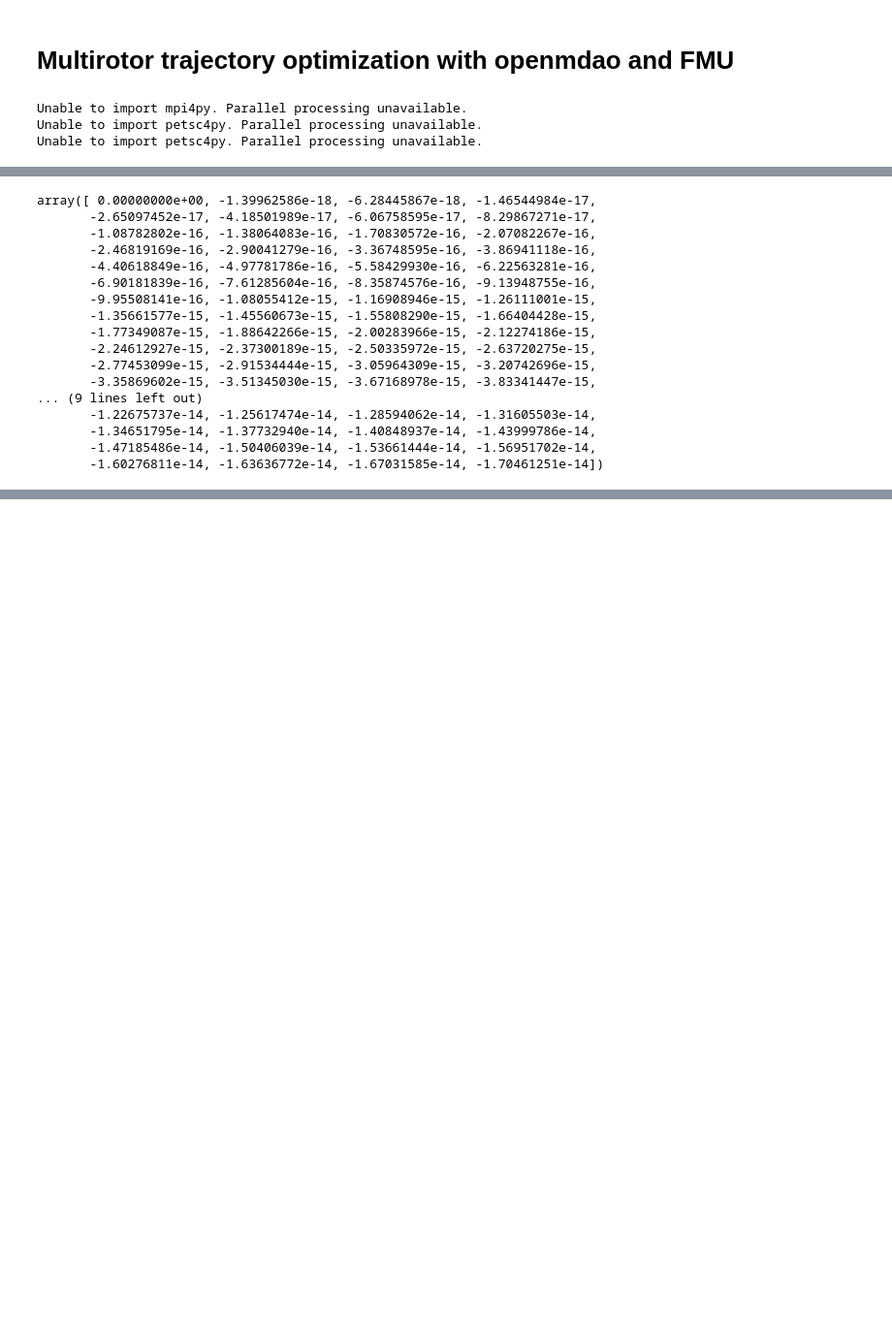
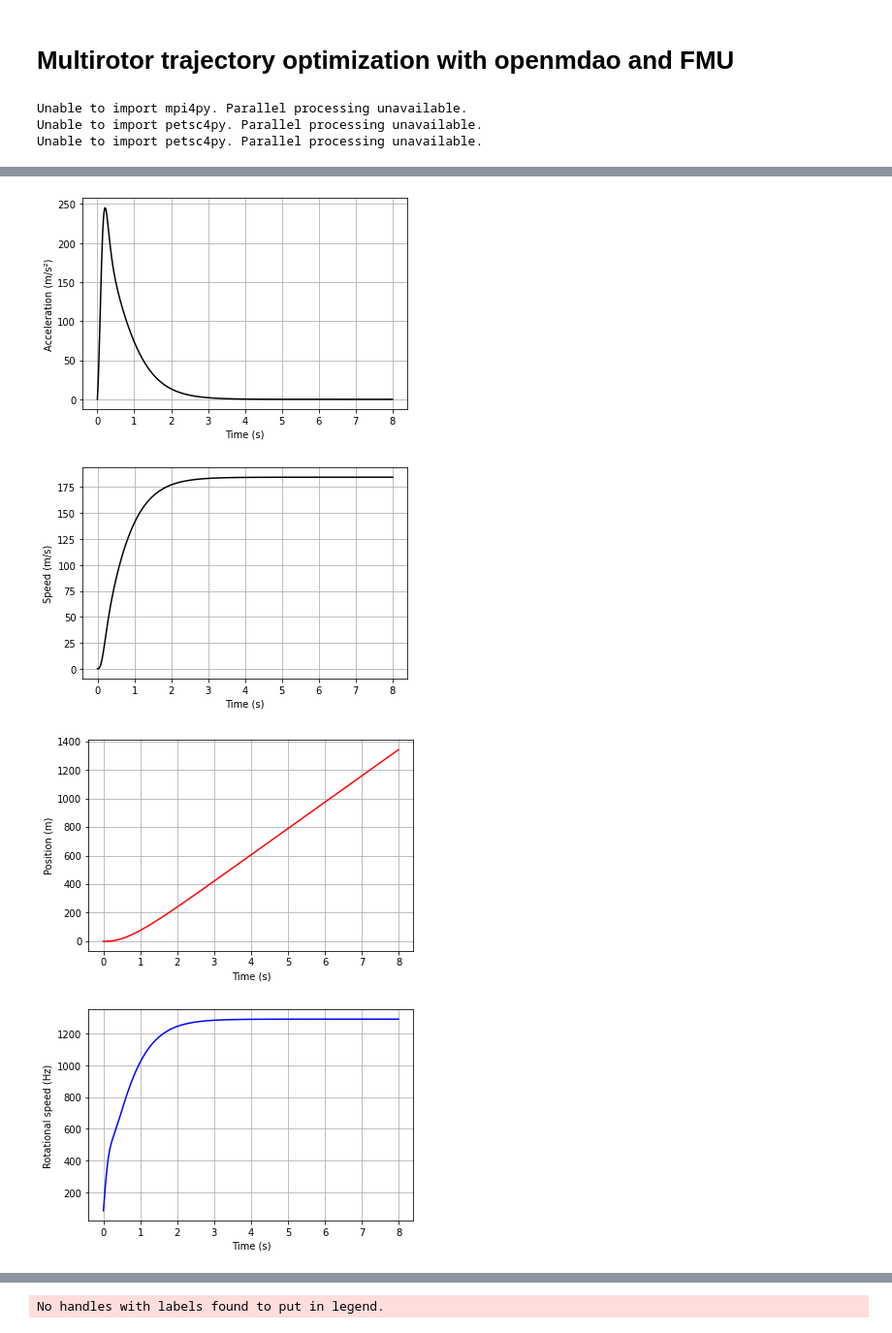
Before and after one commit to SizingLab/multirotor_trajectory_optimization, a Jupyter notebook: openmdao/trajectory_optimization_OM+FMU.ipynb, the cells around one changed output, grey strips where cells are left out. Shown: that part at 97% size. Cells and saved outputs as stored; diff of their text form; code cells hidden in the pictures; blank space fills up the shorter version.

```diff
--- a/openmdao/trajectory_optimization_OM+FMU.ipynb
+++ b/openmdao/trajectory_optimization_OM+FMU.ipynb
@@ -29,14 +29,14 @@ torque_model = load_fmu(torque_file_path) # Model
 # %%
-from trajectory import Model
+from trajectory import Model, plot_trajectory
 
-num_points = 100
+num_points = 50
 num_simu_points = 500
-final_time = 5.
+final_time = 8.
 use_torque = True
 model = torque_model
 
 # Initial torque
-torque = np.linspace(1., 1., num=num_points)
+torque = np.linspace(1., 1., num=num_points) * 2
 
 prob = om.Problem()
 prob.model = Model(
@@ -66,20 +66,7 @@ Elapsed simulation time: 0.03487829999999992 seconds.
-# %%
-prob['position']
-# %% [output]
-array([ 0.00000000e+00, -1.39962586e-18, -6.28445867e-18, -1.46544984e-17,
-       -2.65097452e-17, -4.18501989e-17, -6.06758595e-17, -8.29867271e-17,
-       -1.08782802e-16, -1.38064083e-16, -1.70830572e-16, -2.07082267e-16,
-       -2.46819169e-16, -2.90041279e-16, -3.36748595e-16, -3.86941118e-16,
-       -4.40618849e-16, -4.97781786e-16, -5.58429930e-16, -6.22563281e-16,
-       -6.90181839e-16, -7.61285604e-16, -8.35874576e-16, -9.13948755e-16,
-       -9.95508141e-16, -1.08055412e-15, -1.16908946e-15, -1.26111001e-15,
-       -1.35661577e-15, -1.45560673e-15, -1.55808290e-15, -1.66404428e-15,
-       -1.77349087e-15, -1.88642266e-15, -2.00283966e-15, -2.12274186e-15,
-       -2.24612927e-15, -2.37300189e-15, -2.50335972e-15, -2.63720275e-15,
-       -2.77453099e-15, -2.91534444e-15, -3.05964309e-15, -3.20742696e-15,
-       -3.35869602e-15, -3.51345030e-15, -3.67168978e-15, -3.83341447e-15,
-... (9 lines left out)
-       -1.22675737e-14, -1.25617474e-14, -1.28594062e-14, -1.31605503e-14,
-       -1.34651795e-14, -1.37732940e-14, -1.40848937e-14, -1.43999786e-14,
-       -1.47185486e-14, -1.50406039e-14, -1.53661444e-14, -1.56951702e-14,
-       -1.60276811e-14, -1.63636772e-14, -1.67031585e-14, -1.70461251e-14])
+# %%
+plot_trajectory(prob.model.trajectory.res)
+# %% [output]
+[figure, added]
+[figure, added]
+[figure, added]
+[figure, added]
@@ -85,0 +74 @@ array([ 0.00000000e+00, -1.39962586e-18, -6.28445867e-18, -1.46544984e-17,
+No handles with labels found to put in legend.
```
Also changed, not shown: parts of 6 cells of this notebook, 1 other file.
